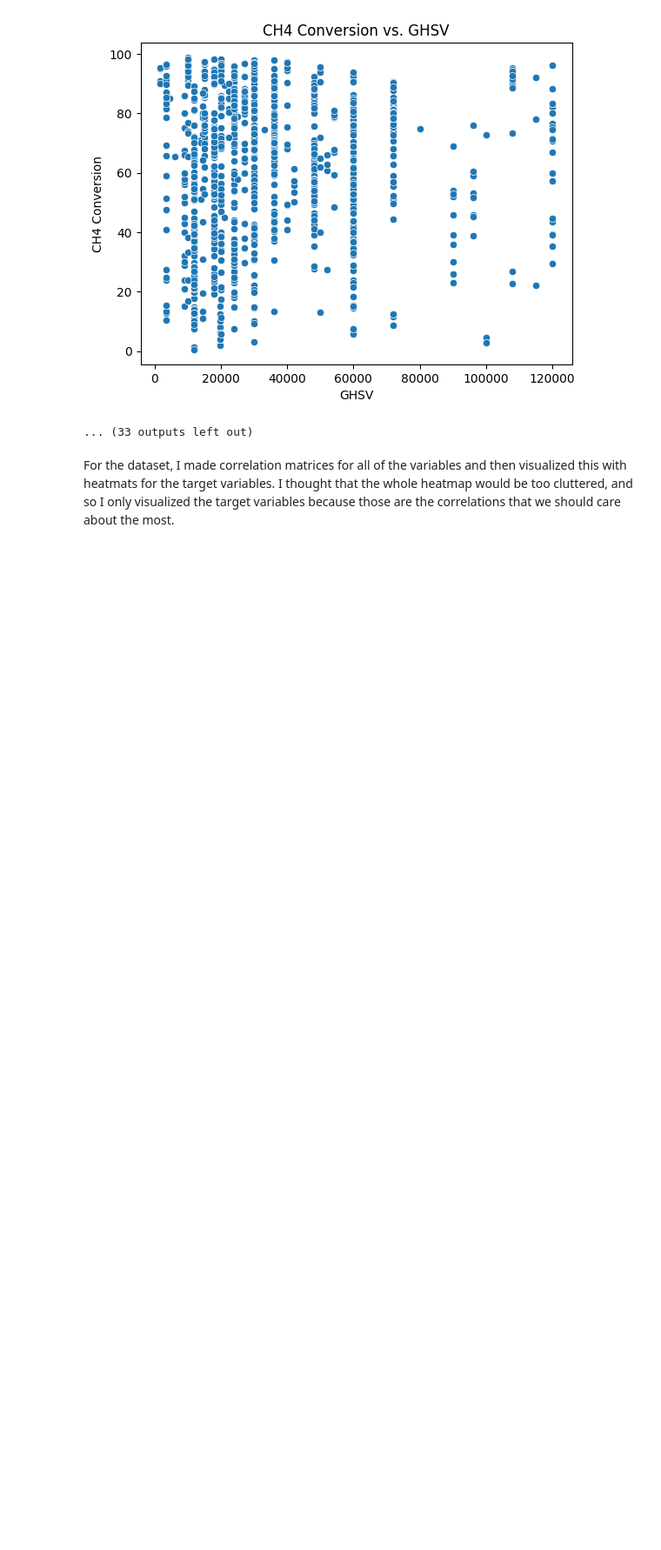
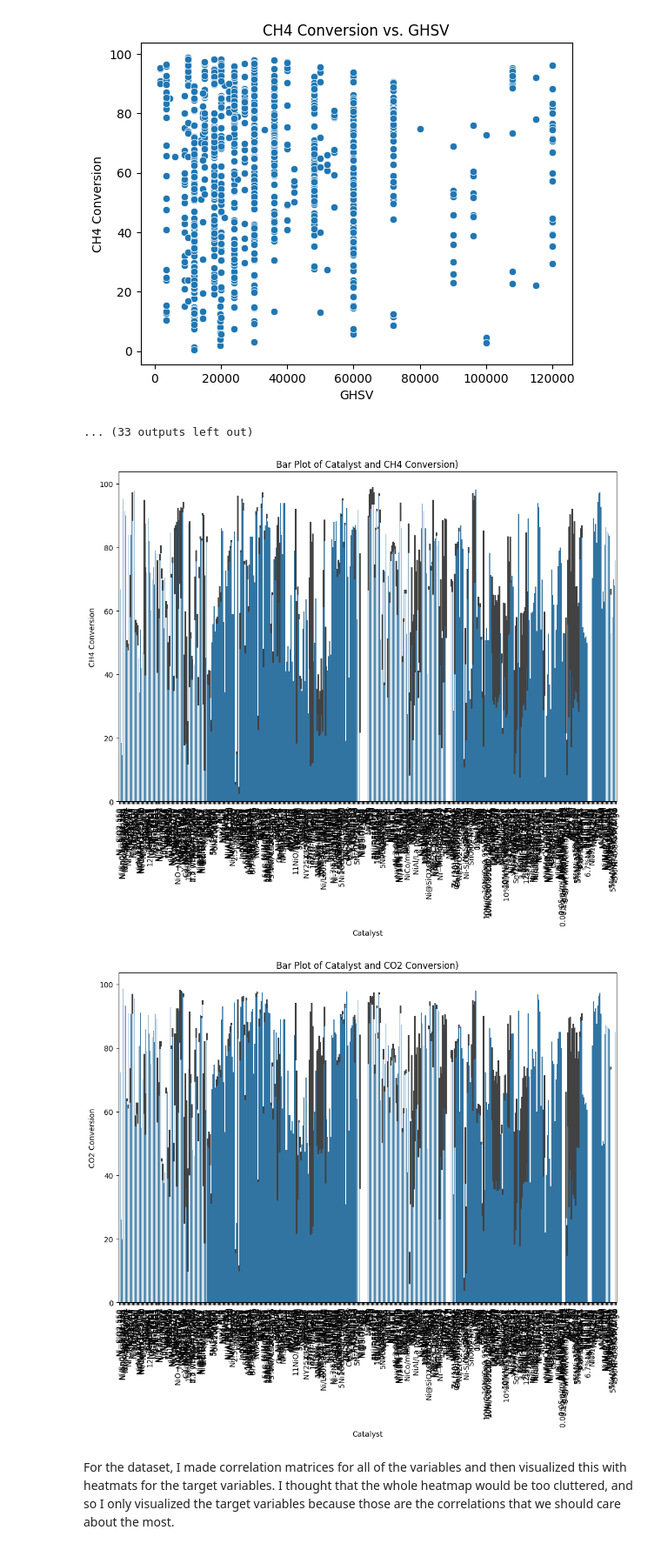
Before and after one commit to mayafetzer/Machine-Learning-WS, a Jupyter notebook: CHEG472_Test2.ipynb, the cells around one changed output. Shown at 87% size. Drawn from its saved outputs; the diff is of its cells as text; code cells hidden in the pictures; blank space fills up the shorter version.

```diff
--- a/CHEG472_Test2.ipynb
+++ b/CHEG472_Test2.ipynb
@@ -376,6 +376,40 @@ for variable in numeric_cols:
 [figure]
 [figure]
 ... (33 outputs left out)
+# %%
+import seaborn as sns
+import matplotlib.pyplot as plt
+import pandas as pd
+
+# Create a bar plot with x-axis as 'Catalyst' and y-axis as 'CH4 Conversion'
+plt.figure(figsize=(12, 8))
+sns.barplot(data=df_cleaned, x='Catalyst', y='CH4 Conversion')
+plt.title('Bar Plot of Catalyst and CH4 Conversion)')
+plt.xlabel('Catalyst')
+plt.ylabel('CH4 Conversion')
+plt.xticks(rotation=90)
+plt.show()
+
+# Create a bar plot with x-axis as 'Catalyst' and y-axis as 'CH4 Conversion'
+plt.figure(figsize=(12, 8))
+sns.barplot(data=df_cleaned, x='Catalyst', y='CO2 Conversion')
+plt.title('Bar Plot of Catalyst and CO2 Conversion)')
+plt.xlabel('Catalyst')
+plt.ylabel('CO2 Conversion')
+plt.xticks(rotation=90)
+plt.show()
+
+# Create a bar plot with x-axis as 'Catalyst' and y-axis as 'CH4 Conversion'
+plt.figure(figsize=(12, 8))
+sns.barplot(data=df_cleaned, x='Catalyst', y='Syngas_Ratio')
+plt.title('Bar Plot of Catalyst and Syngas Ratio')
+plt.xlabel('Catalyst')
+plt.ylabel('Syngas Ratio')
+plt.xticks(rotation=90)
+plt.show()
+# %% [output]
+[figure, added]
+[figure, added]
 # %% [markdown]
 For the dataset, I made correlation matrices for all of the variables and then visualized this with heatmats for the target variables. I thought that the whole heatmap would be too cluttered, and so I only visualized the target variables because those are the correlations that we should care about the most.
 # %%
```
